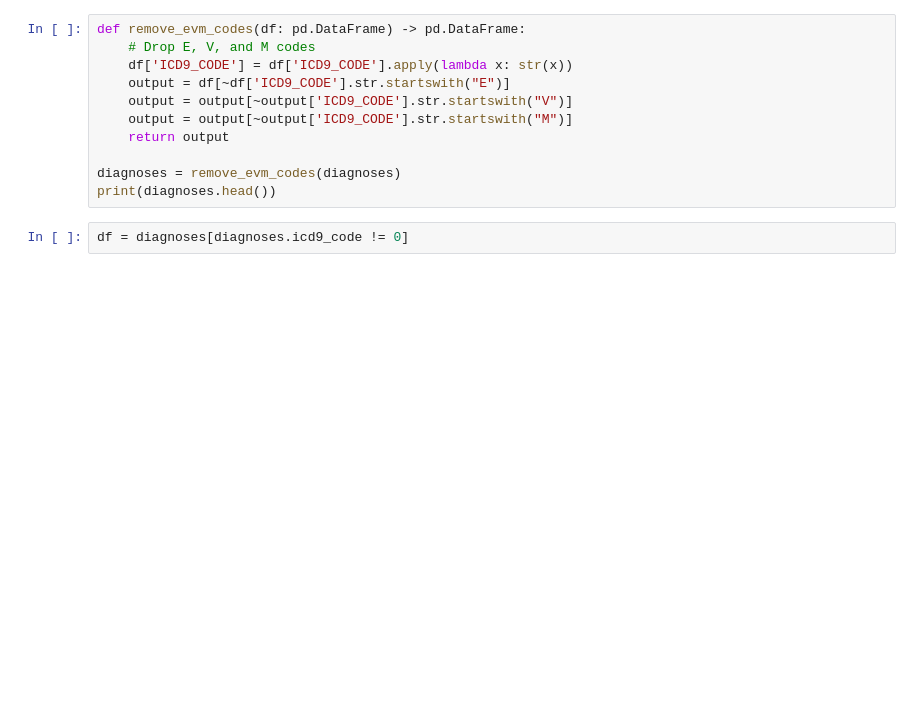
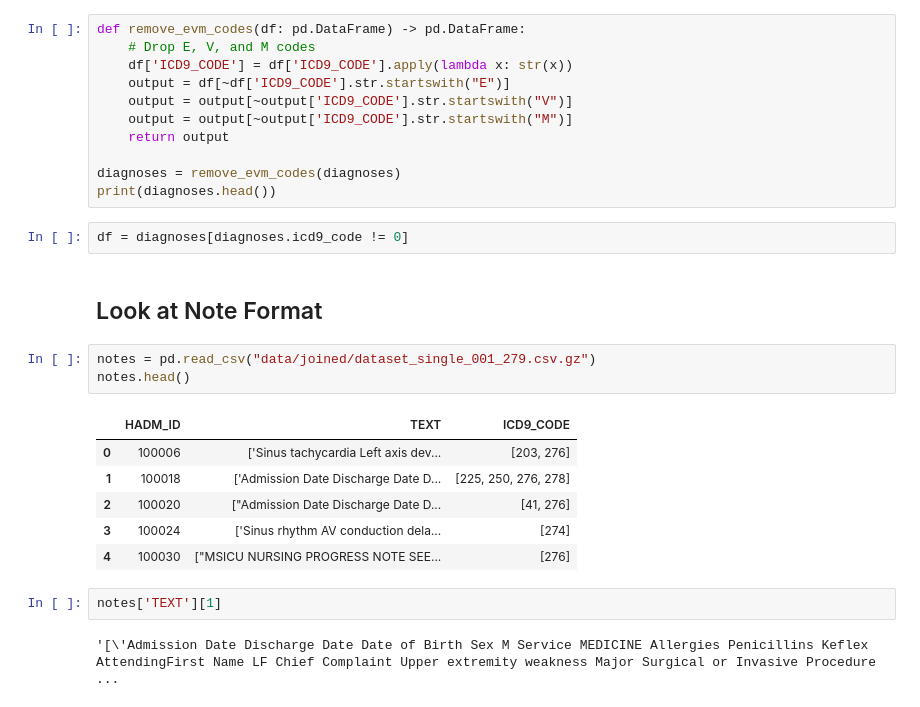
Before and after one commit to zso3n3n/mimic-iii-medcode-azure, a Jupyter notebook: eda.ipynb, the cells around one changed output. Saved outputs shown, nothing was run; the diff lists cells and outputs as text; blank space fills up the shorter version.

```diff
--- a/eda.ipynb
+++ b/eda.ipynb
@@ -66,3 +66,19 @@ diagnoses = remove_evm_codes(diagnoses)
 print(diagnoses.head())
 # %%
 df = diagnoses[diagnoses.icd9_code != 0]
+# %% [markdown]
+## Look at Note Format
+# %%
+notes = pd.read_csv("data/joined/dataset_single_001_279.csv.gz")
+notes.head()
+# %% [output]
+|  | HADM_ID | TEXT | ICD9_CODE |
+| 0 | 100006 | ['Sinus tachycardia Left axis dev... | [203, 276] |
+| 1 | 100018 | ['Admission Date Discharge Date D... | [225, 250, 276, 278] |
+| 2 | 100020 | ["Admission Date Discharge Date D... | [41, 276] |
+| 3 | 100024 | ['Sinus rhythm AV conduction dela... | [274] |
+| 4 | 100030 | ["MSICU NURSING PROGRESS NOTE SEE... | [276] |
+# %%
+notes['TEXT'][1]
+# %% [output]
+'[\'Admission Date Discharge Date Date of Birth Sex M Service MEDICINE Allergies Penicillins Keflex AttendingFirst Name LF Chief Complaint Upper extremity weakness Major Surgical or Invasive Procedure ...
```
Also changed, not shown: 2 other files.
